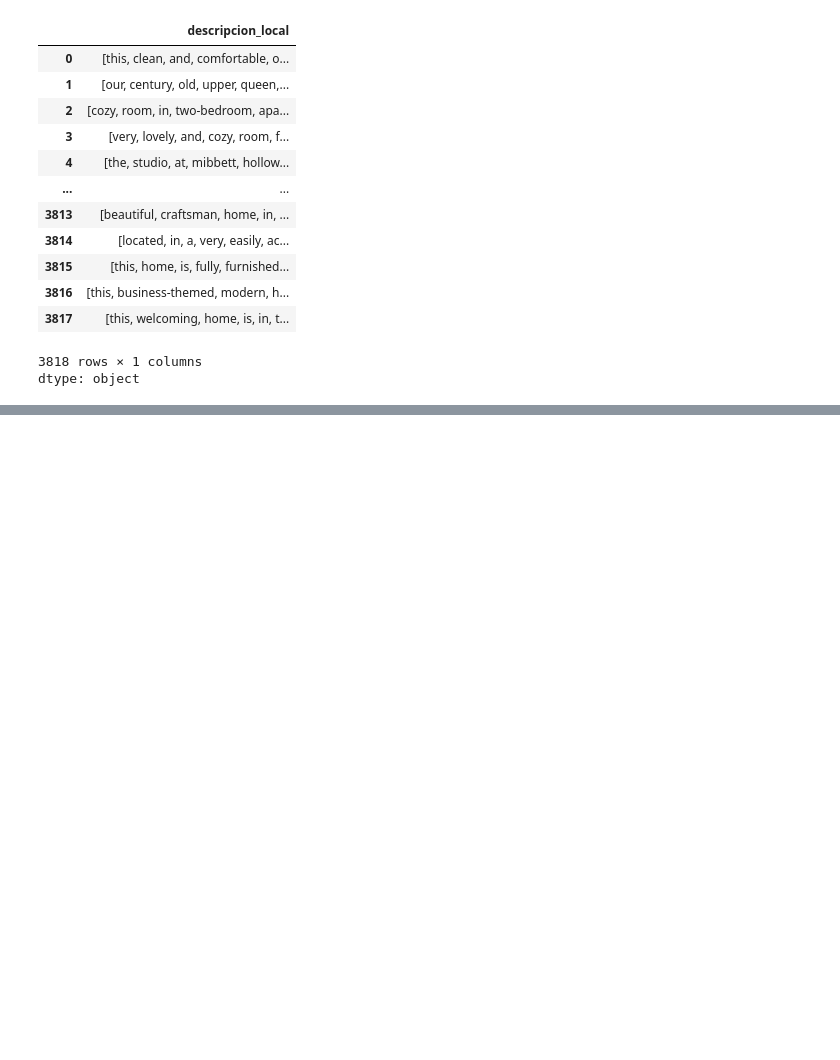
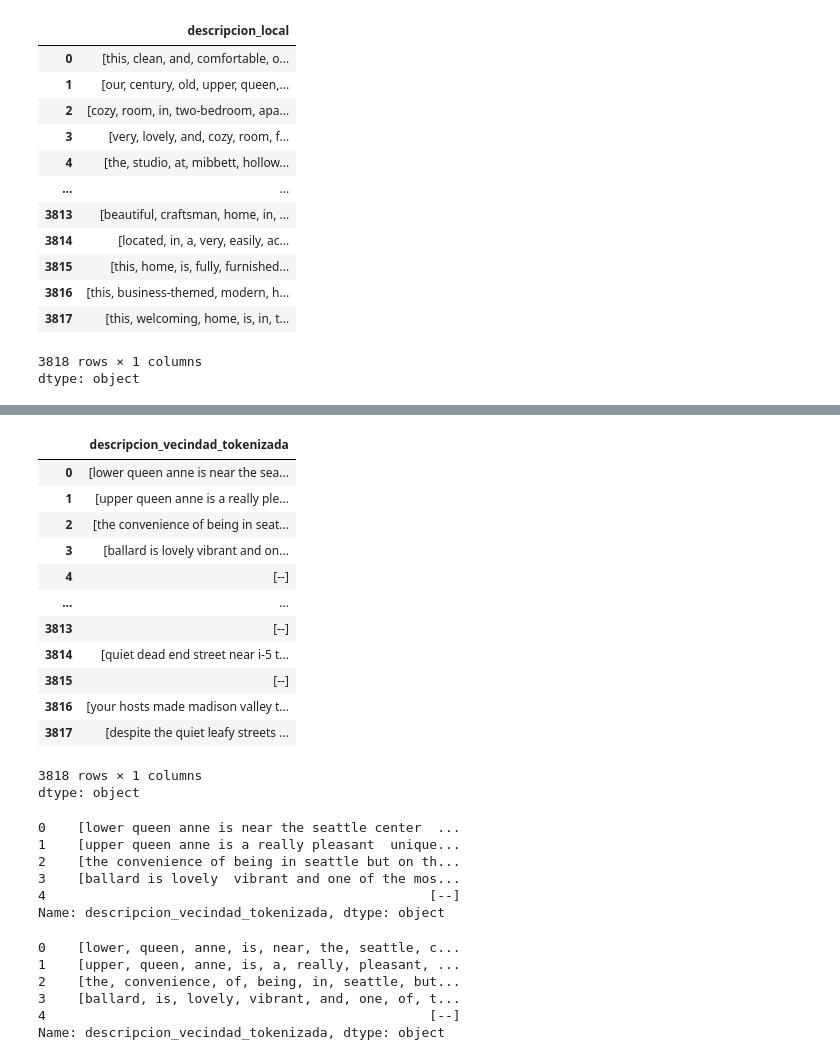
Before and after one commit to AngelTroncoso/Data_Science, a Jupyter notebook: 6_Transformacion_y_Manipulacion.ipynb, the cells around one changed output, grey strips where cells are left out. Cells and saved outputs as stored; diff of their text form; code cells hidden in the pictures; blank space fills up the shorter version.

```diff
--- a/6_Transformacion_y_Manipulacion.ipynb
+++ b/6_Transformacion_y_Manipulacion.ipynb
@@ -480,0 +498,12 @@ datos.head()
+# %%
+import pandas as pd
+
+# Suponiendo que 'datos' es tu DataFrame y 'descripcion_vecindad' es la columna que quieres tokenizar
+
+# Primero, asegúrate de que la columna sea de tipo string
+datos['descripcion_vecindad'] = datos['descripcion_vecindad'].astype(str)
+
+# Luego, aplica el split por la coma
+datos['descripcion_vecindad_tokenizada'] = datos['descripcion_vecindad'].str.split(',')
+
+print(datos[['descripcion_vecindad', 'descripcion_vecindad_tokenizada']].head())
@@ -480,0 +526,60 @@ datos.head()
+# %%
+datos['descripcion_vecindad_tokenizada']
+# %% [output]
+|  | descripcion_vecindad_tokenizada |
+| 0 | [lower queen anne is near the sea... |
+| 1 | [upper queen anne is a really ple... |
+| 2 | [the convenience of being in seat... |
+| 3 | [ballard is lovely vibrant and on... |
+| 4 | [--] |
+| ... | ... |
+| 3813 | [--] |
+| 3814 | [quiet dead end street near i-5 t... |
+| 3815 | [--] |
+| 3816 | [your hosts made madison valley t... |
+| 3817 | [despite the quiet leafy streets ... |
+3818 rows × 1 columns
+dtype: object
+# %%
+import pandas as pd
+
+# Suponiendo que 'datos' es tu DataFrame y 'descripcion_vecindad_tokenizada' es la columna que mostraste
+
+def split_string_in_list(lista):
+    """
+    Toma una lista con un solo string y la divide por comas.
+    Devuelve una nueva lista de strings (con espacios en blanco eliminados).
+    Si la lista no tiene un elemento o el elemento no es string, devuelve la lista original.
+    """
+    if isinstance(lista, list) and len(lista) == 1 and isinstance(lista[0], str):
+        return [item.strip() for item in lista[0].split(',')]
+    return lista
+
+datos['descripcion_vecindad_tokenizada'] = datos['descripcion_vecindad_tokenizada'].apply(split_string_in_list)
+
+print(datos['descripcion_vecindad_tokenizada'].head())
+# %% [output]
+0    [lower queen anne is near the seattle center  ...
+1    [upper queen anne is a really pleasant  unique...
+2    [the convenience of being in seattle but on th...
+3    [ballard is lovely  vibrant and one of the mos...
+4                                                 [--]
+Name: descripcion_vecindad_tokenizada, dtype: object
+# %%
+import pandas as pd
+
+def split_by_space(lista):
+    if isinstance(lista, list) and len(lista) == 1 and isinstance(lista[0], str):
+        return lista[0].lower().split() # Convertir a minúsculas y dividir por espacio
+    return lista
+
+datos['descripcion_vecindad_tokenizada'] = datos['descripcion_vecindad_tokenizada'].apply(split_by_space)
+
+print(datos['descripcion_vecindad_tokenizada'].head())
+# %% [output]
+0    [lower, queen, anne, is, near, the, seattle, c...
+1    [upper, queen, anne, is, a, really, pleasant, ...
+2    [the, convenience, of, being, in, seattle, but...
+3    [ballard, is, lovely, vibrant, and, one, of, t...
+4                                                 [--]
+Name: descripcion_vecindad_tokenizada, dtype: object
```
Also changed, not shown: parts of 17 cells of this notebook.
